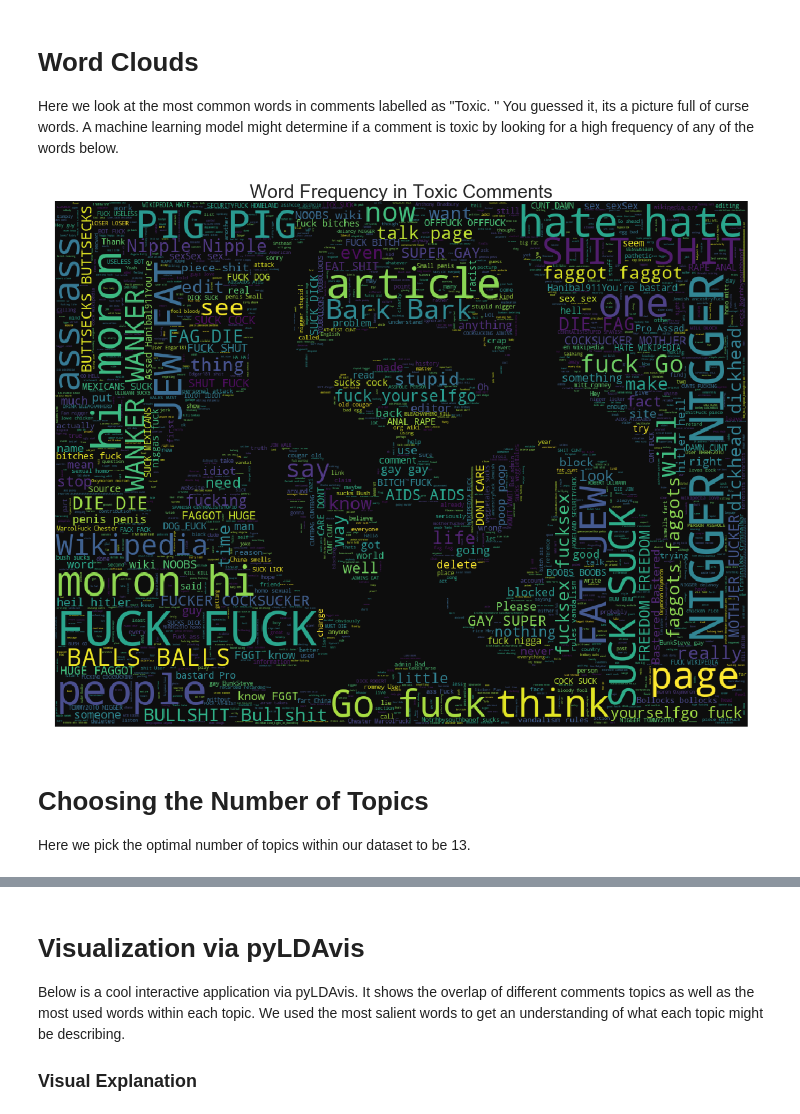
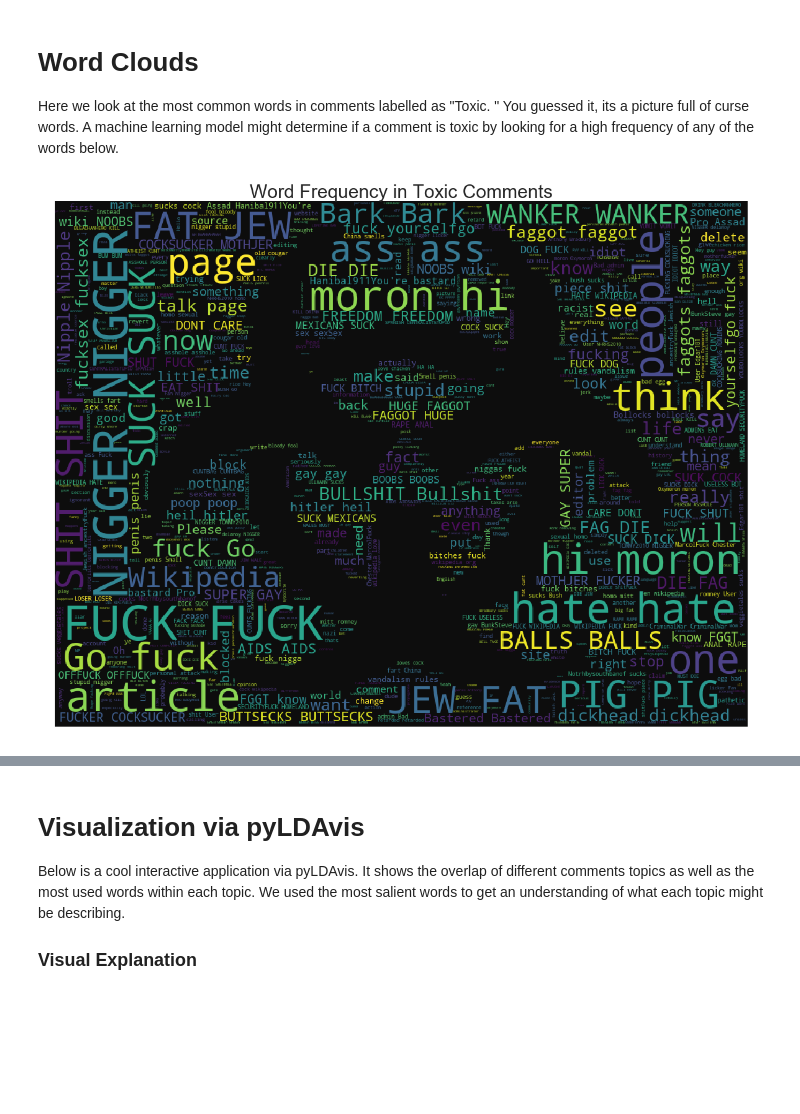
Before and after one commit to harrisonjansma/Portfolio, a Jupyter notebook: Toxic Comments/Toxic Topic Modelling with pyldavis.ipynb, the cells around one changed output, grey strips where cells are left out. Drawn from its saved outputs; the diff is of its cells as text; code cells hidden in the pictures; blank space fills up the shorter version.

```diff
--- a/Toxic Comments/Toxic Topic Modelling with pyldavis.ipynb
+++ b/Toxic Comments/Toxic Topic Modelling with pyldavis.ipynb
@@ -67,6 +64,6 @@ True
 # %%
-train = pd.read_csv('C:\\Users\\Harrison\\.kaggle\\competitions\\jigsaw-toxic-comment-classification-challenge\\train.csv\\train.csv').fillna(' ')
-test = pd.read_csv('C:\\Users\\Harrison\\.kaggle\\competitions\\jigsaw-toxic-comment-classification-challenge\\test.csv\\test.csv').fillna(' ')
+train = pd.read_csv('C:\\Users\\harri\\.kaggle\\competitions\\jigsaw-toxic-comment-classification-challenge\\train.csv\\train.csv').fillna(' ')
+test = pd.read_csv('C:\\Users\\harri\\.kaggle\\competitions\\jigsaw-toxic-comment-classification-challenge\\test.csv\\test.csv').fillna(' ')
 
 df = pd.concat([train.iloc[:,0:2], test.iloc[:,0:2]])
 df = df.reset_index(drop=True)
@@ -130,23 +127,19 @@ Here we look at the most common words in comments labelled as "Toxic. " You gues
 # %%
 from PIL import Image
 from wordcloud import WordCloud ,STOPWORDS
 
 stopword = set(STOPWORDS)
-clean_mask = np.array(Image.open("C:/Users/Harrison/Desktop/toxic2.jpg"))
+clean_mask = np.array(Image.open("C:/Users/harri/Desktop/toxic2.jpg"))
 clean_mask = clean_mask[:, :, 1]
 
 subset = train[train.toxic == 1]
 text = subset.comment_text.values
-wc = WordCloud(background_color = "black", max_words =4000, mask = clean_mask, stopwords = stopword)
+wc = WordCloud(background_color = "black", max_words =1000, mask = clean_mask, stopwords = stopword)
 wc.generate(" ".join(text))
 plt.figure(figsize = (20,20))
 plt.axis("off")
 plt.title("Word Frequency in Toxic Comments", fontsize = 30)
 plt.imshow(wc.recolor(colormap = 'viridis', random_state = 10), alpha = 0.95)
 plt.show()
 # %% [output]
-[figure, old version]
+[figure, new version]
-# %% [markdown]
-# Choosing the Number of Topics
-
-Here we pick the optimal number of topics within our dataset to be 13.
```
Also changed, not shown: parts of 5 cells of this notebook.
